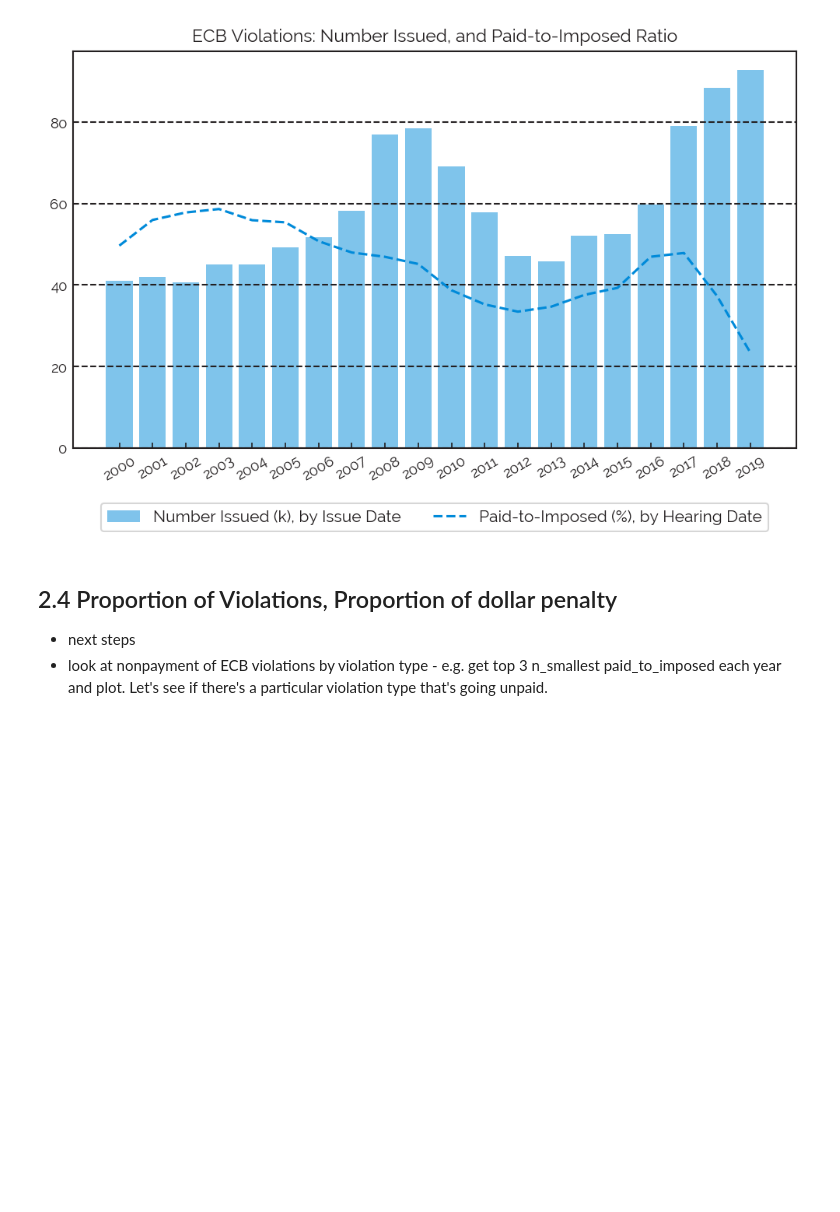
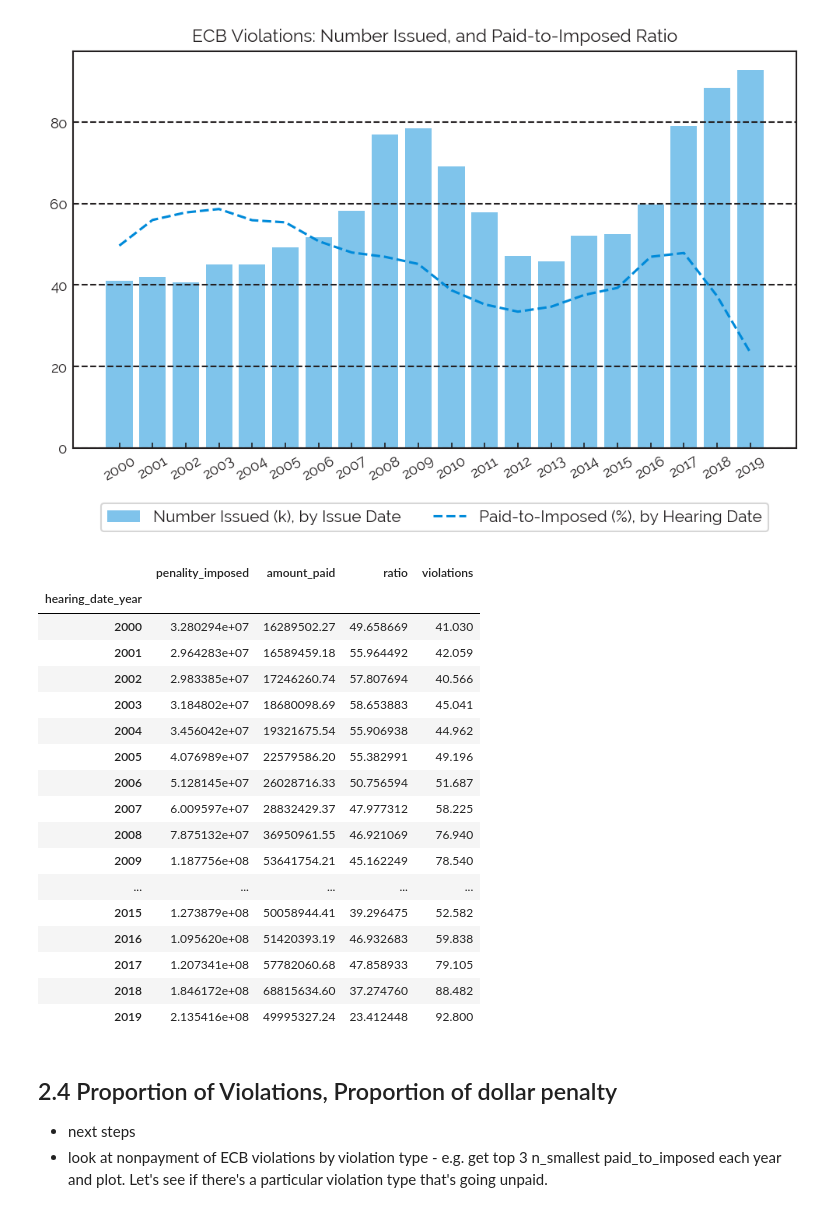
Before and after one commit to lermana/nyc_dob_analysis, a Jupyter notebook: notebooks/violations.ipynb, the cells around one changed output. Cells and saved outputs as stored; diff of their text form; code cells hidden in the pictures; blank space fills up the shorter version.

```diff
--- a/notebooks/violations.ipynb
+++ b/notebooks/violations.ipynb
@@ -214,4 +222,4 @@ ecb_penalty_sum["ratio"] = ecb_penalty_sum.amount_paid / ecb_penalty_sum.penalit
 # %%
-ecb_penalty_sum = ecb_penalty_sum.reset_index()
-ecb_penalty_sum['hearing_date_year'] = ecb_penalty_sum.hearing_date_year.astype(int)
-ecb_penalty_sum = ecb_penalty_sum.set_index('hearing_date_year')
+ecb_penalty_sum_hearing = ecb_penalty_sum_hearing.reset_index()
+ecb_penalty_sum_hearing['hearing_date_year'] = ecb_penalty_sum_hearing.hearing_date_year.astype(int)
+ecb_penalty_sum_hearing = ecb_penalty_sum_hearing.set_index('hearing_date_year')
@@ -220,8 +226,10 @@ ecb_penalty_sum = ecb_penalty_sum.join(violations_ecb_year)
+# %%
+table_to_plot = ecb_penalty_sum_hearing.join(violations_ecb_counts_issue_year)
 # %%
-ecb_penalty_sum.ratio = ecb_penalty_sum.ratio*100
-ecb_penalty_sum.violations = ecb_penalty_sum.violations/1000
+table_to_plot.ratio = table_to_plot.ratio*100
+table_to_plot.violations = table_to_plot.violations/1000
 # %%
-ecb_penalty_sum = ecb_penalty_sum.loc[:2019]
+table_to_plot = table_to_plot.loc[:2019]
 # %%
 fig, ax = plt.subplots()
 
@@ -267,3 +273,24 @@ ecb_penalty_sum.to_csv("paid_to_imposed.csv")
+# %%
+table_to_plot
+# %% [output]
+|  | penality_imposed | amount_paid | ratio | violations |
+| hearing_date_year |  |  |  |  |
+| 2000 | 3.280294e+07 | 16289502.27 | 49.658669 | 41.030 |
+| 2001 | 2.964283e+07 | 16589459.18 | 55.964492 | 42.059 |
+| 2002 | 2.983385e+07 | 17246260.74 | 57.807694 | 40.566 |
+| 2003 | 3.184802e+07 | 18680098.69 | 58.653883 | 45.041 |
+| 2004 | 3.456042e+07 | 19321675.54 | 55.906938 | 44.962 |
+| 2005 | 4.076989e+07 | 22579586.20 | 55.382991 | 49.196 |
+| 2006 | 5.128145e+07 | 26028716.33 | 50.756594 | 51.687 |
+| 2007 | 6.009597e+07 | 28832429.37 | 47.977312 | 58.225 |
+| 2008 | 7.875132e+07 | 36950961.55 | 46.921069 | 76.940 |
+| 2009 | 1.187756e+08 | 53641754.21 | 45.162249 | 78.540 |
+| ... | ... | ... | ... | ... |
+| 2015 | 1.273879e+08 | 50058944.41 | 39.296475 | 52.582 |
+| 2016 | 1.095620e+08 | 51420393.19 | 46.932683 | 59.838 |
+| 2017 | 1.207341e+08 | 57782060.68 | 47.858933 | 79.105 |
+| 2018 | 1.846172e+08 | 68815634.60 | 37.274760 | 88.482 |
+| 2019 | 2.135416e+08 | 49995327.24 | 23.412448 | 92.800 |
 # %% [markdown]
 ## 2.4  Proportion of Violations, Proportion of dollar penalty
 
```
Also changed, not shown: parts of 13 cells of this notebook, 1 other file.
